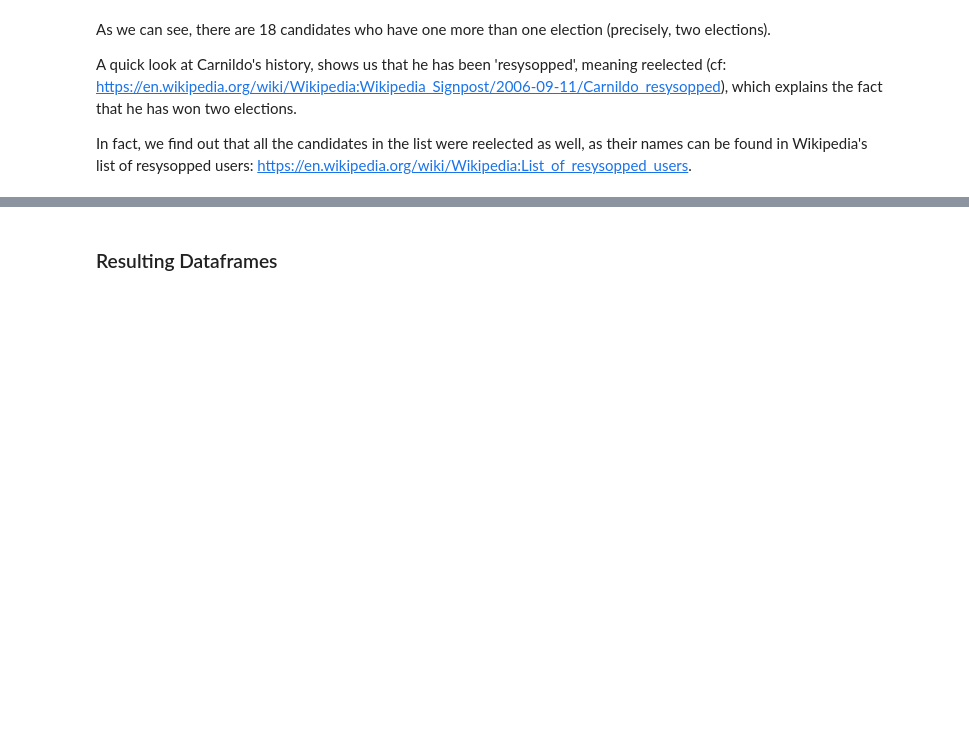
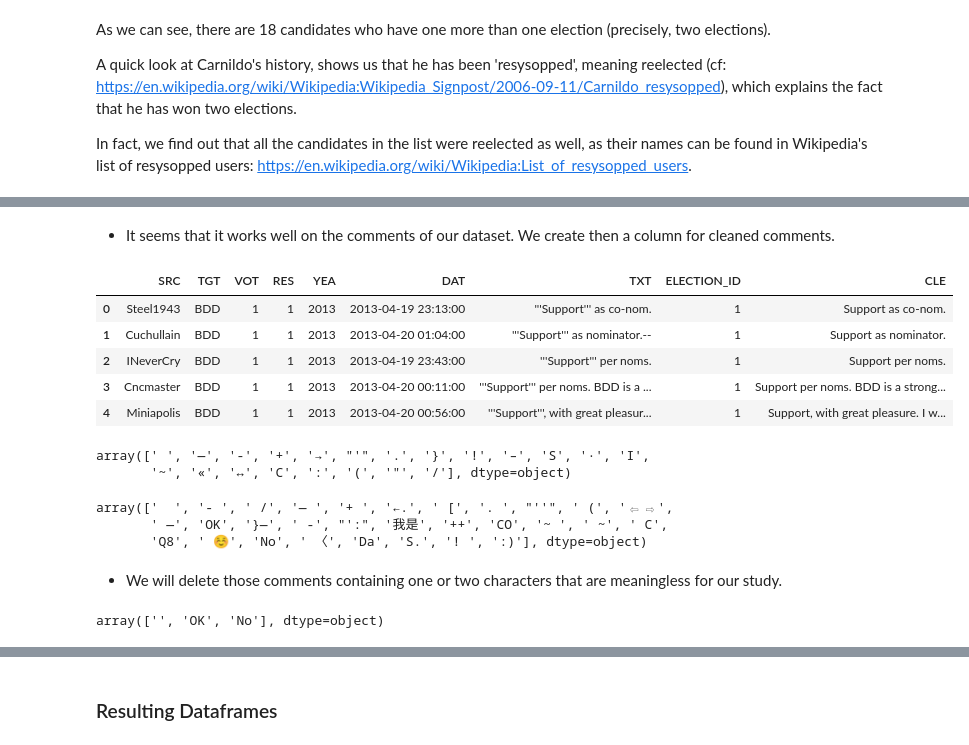
Before and after one commit to epfl-ada/ada-2023-project-datanauts23, a Jupyter notebook: data_processing.ipynb, the cells around one changed output, grey strips where cells are left out. Cells and saved outputs as stored; diff of their text form; code cells hidden in the pictures; blank space fills up the shorter version.

```diff
--- a/data_processing.ipynb
+++ b/data_processing.ipynb
@@ -440,0 +540,32 @@ In fact, we find out that all the candidates in the list were reelected as well,
+# %% [markdown]
+* It seems that it works well on the comments of our dataset. We create then a column for cleaned comments.
+# %%
+wiki_df['CLE'] = wiki_df['TXT'].apply(remove_wiki_markup)
+wiki_df.head()
+# %% [output]
+|  | SRC | TGT | VOT | RES | YEA | DAT | TXT | ELECTION_ID | CLE |
+| 0 | Steel1943 | BDD | 1 | 1 | 2013 | 2013-04-19 23:13:00 | '''Support''' as co-nom. | 1 | Support as co-nom. |
+| 1 | Cuchullain | BDD | 1 | 1 | 2013 | 2013-04-20 01:04:00 | '''Support''' as nominator.-- | 1 | Support as nominator. |
+| 2 | INeverCry | BDD | 1 | 1 | 2013 | 2013-04-19 23:43:00 | '''Support''' per noms. | 1 | Support per noms. |
+| 3 | Cncmaster | BDD | 1 | 1 | 2013 | 2013-04-20 00:11:00 | '''Support''' per noms. BDD is a ... | 1 | Support per noms. BDD is a strong... |
+| 4 | Miniapolis | BDD | 1 | 1 | 2013 | 2013-04-20 00:56:00 | '''Support''', with great pleasur... | 1 | Support, with great pleasure. I w... |
+# %%
+comments_with_one_char = wiki_df.loc[(wiki_df['CLE'].apply(len) == 1)]['CLE'].unique() # one char in the comments
+comments_with_one_char
+# %% [output]
+array([' ', '—', '-', '+', '→', "'", '.', '}', '!', '–', 'S', '·', 'I',
+       '~', '«', '↔', 'C', ':', '(', '"', '/'], dtype=object)
+# %%
+comments_with_two_char = wiki_df.loc[(wiki_df['CLE'].apply(len) == 2)]['CLE'].unique() # two char in the comments
+comments_with_two_char
+# %% [output]
+array(['  ', '- ', ' /', '— ', '+ ', '←.', ' [', '. ', "''", ' (', '⇦⇨',
+       ' —', 'OK', '}—', ' -', "':", '我是', '++', 'CO', '~ ', ' ~', ' C',
+       'Q8', ' ☺', 'No', ' 〈', 'Da', 'S.', '! ', ':)'], dtype=object)
+# %% [markdown]
+* We will delete those comments containing one or two characters that are meaningless for our study.
+# %%
+wiki_df['CLE'] = wiki_df['CLE'].apply(lambda x: '' if len(x) < 3 and x not in ['OK', 'No']  else x)
+wiki_df.loc[(wiki_df['CLE'].apply(len) < 3)]['CLE'].unique()
+# %% [output]
+array(['', 'OK', 'No'], dtype=object)
```
Also changed, not shown: parts of 26 cells of this notebook.
